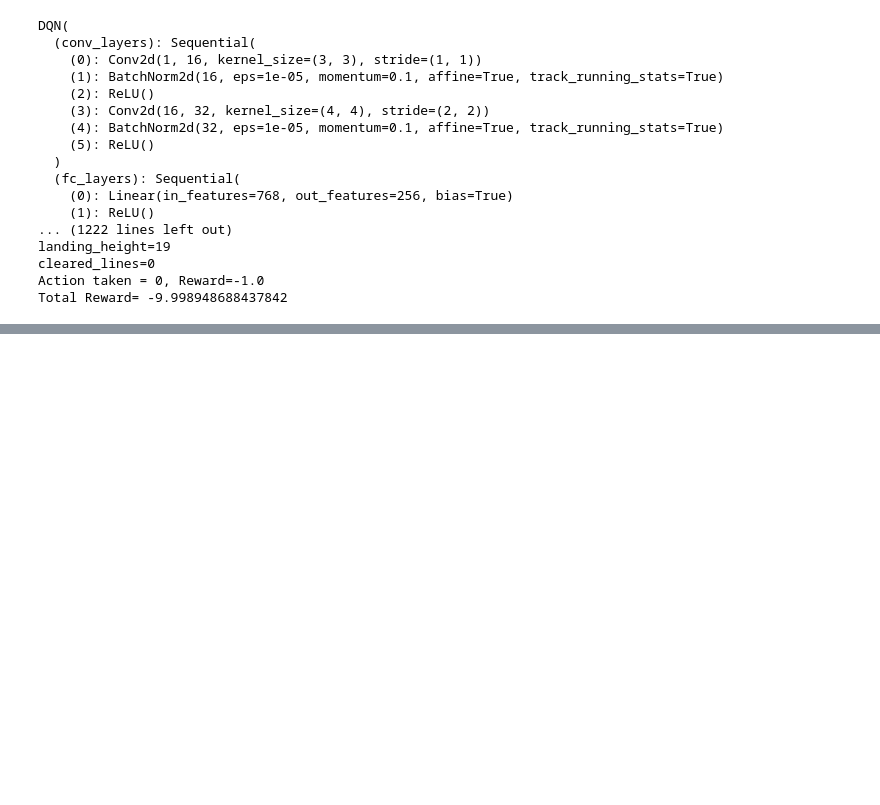
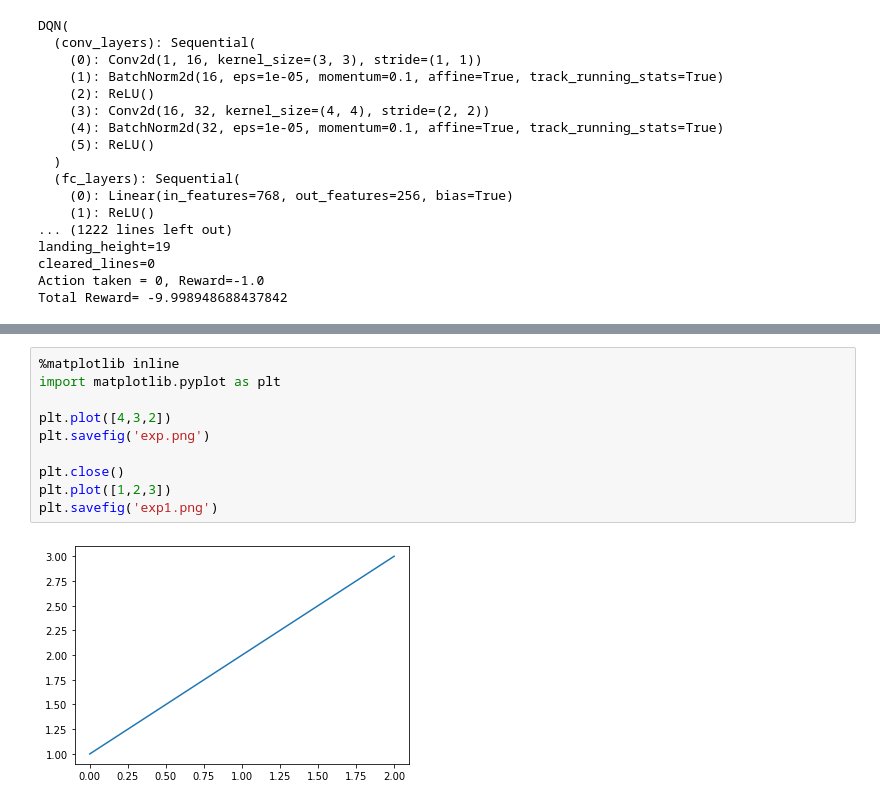
Before and after one commit to mohamed-ashry7/tetrisRL, a Jupyter notebook: tetris_dqn.ipynb, the cells around one changed output, grey strips where cells are left out. Drawn from its saved outputs; the diff is of its cells as text; blank space fills up the shorter version.

```diff
--- a/tetris_dqn.ipynb
+++ b/tetris_dqn.ipynb
@@ -40,0 +21,12 @@ KeyboardInterrupt
+# %%
+%matplotlib inline
+import matplotlib.pyplot as plt
+
+plt.plot([4,3,2])
+plt.savefig('exp.png')
+
+plt.close()
+plt.plot([1,2,3])
+plt.savefig('exp1.png')
+# %% [output]
+[figure, added]
```
Also changed, not shown: parts of 1 cell of this notebook, 15 other files.
